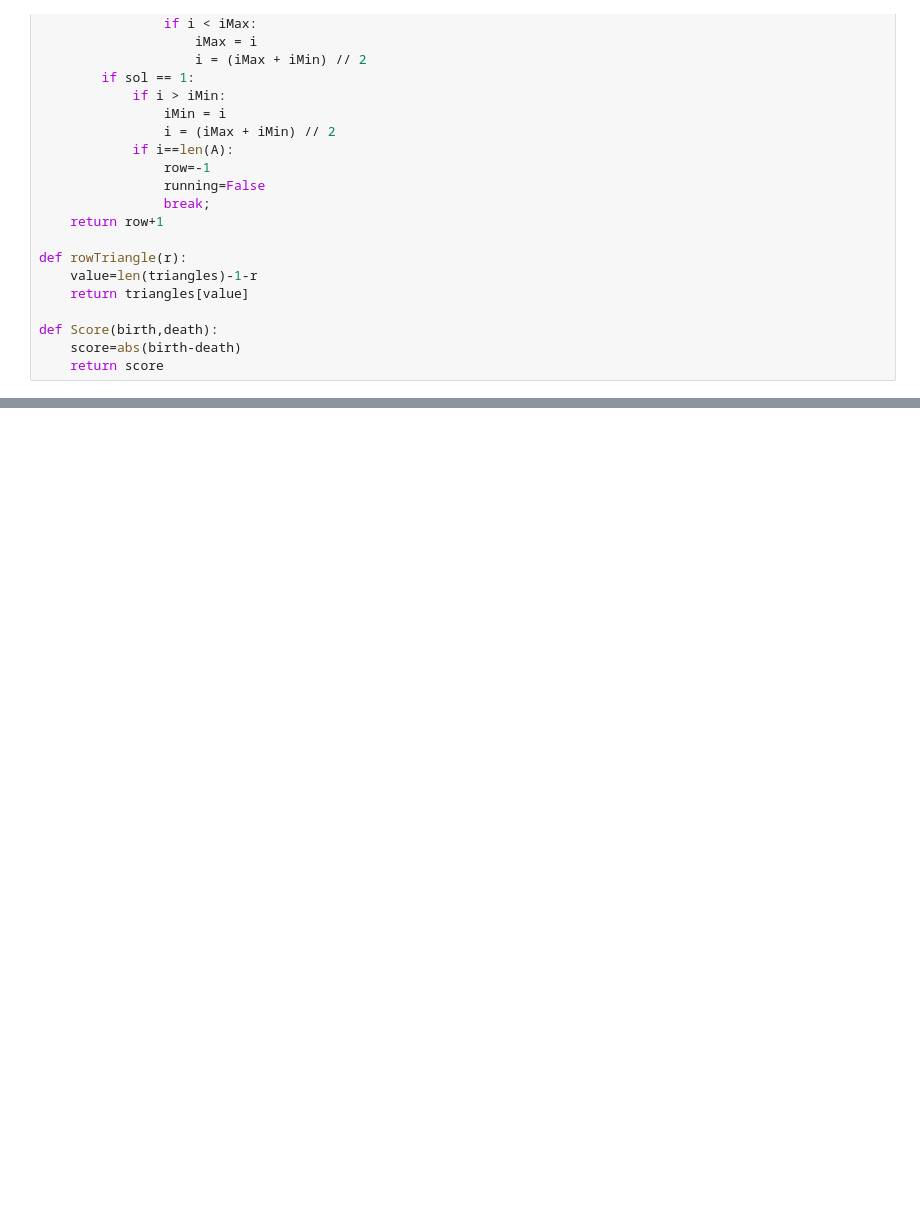
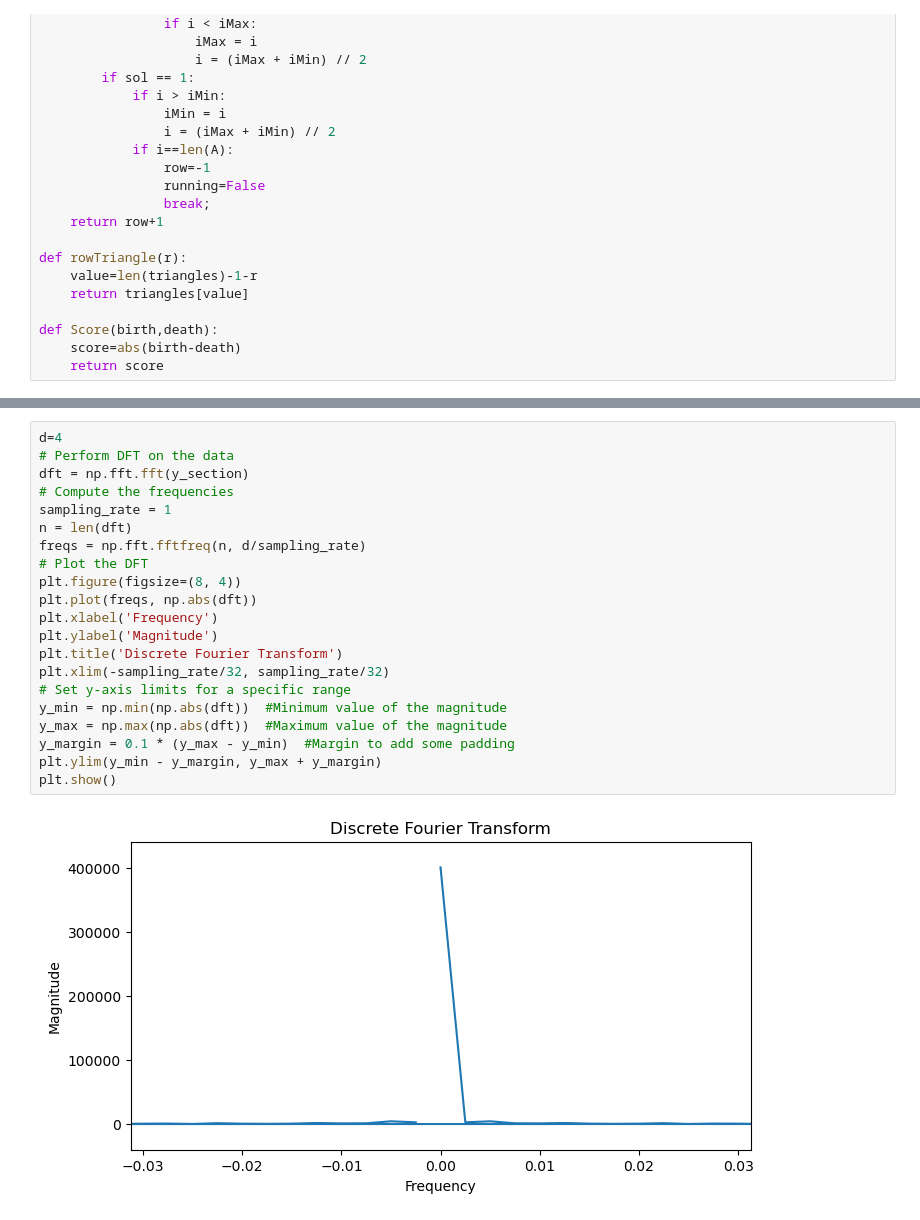
Before and after one commit to smart040/TTSA-Project1-PERCUP, a Jupyter notebook: MarketDetection.ipynb, the cells around one changed output, grey strips where cells are left out. Drawn from its saved outputs; the diff is of its cells as text; blank space fills up the shorter version.

```diff
--- a/MarketDetection.ipynb
+++ b/MarketDetection.ipynb
@@ -339,0 +402,23 @@ Quasiperiodicity Score: 100.0%
+# %%
+d=4
+# Perform DFT on the data
+dft = np.fft.fft(y_section)
+# Compute the frequencies
+sampling_rate = 1
+n = len(dft)
+freqs = np.fft.fftfreq(n, d/sampling_rate)
+# Plot the DFT
+plt.figure(figsize=(8, 4))
+plt.plot(freqs, np.abs(dft))
+plt.xlabel('Frequency')
+plt.ylabel('Magnitude')
+plt.title('Discrete Fourier Transform')
+plt.xlim(-sampling_rate/32, sampling_rate/32)
+# Set y-axis limits for a specific range
+y_min = np.min(np.abs(dft))  #Minimum value of the magnitude
+y_max = np.max(np.abs(dft))  #Maximum value of the magnitude
+y_margin = 0.1 * (y_max - y_min)  #Margin to add some padding
+plt.ylim(y_min - y_margin, y_max + y_margin)
+plt.show()
+# %% [output]
+[figure, added]
```
Also changed, not shown: parts of 4 cells of this notebook.
